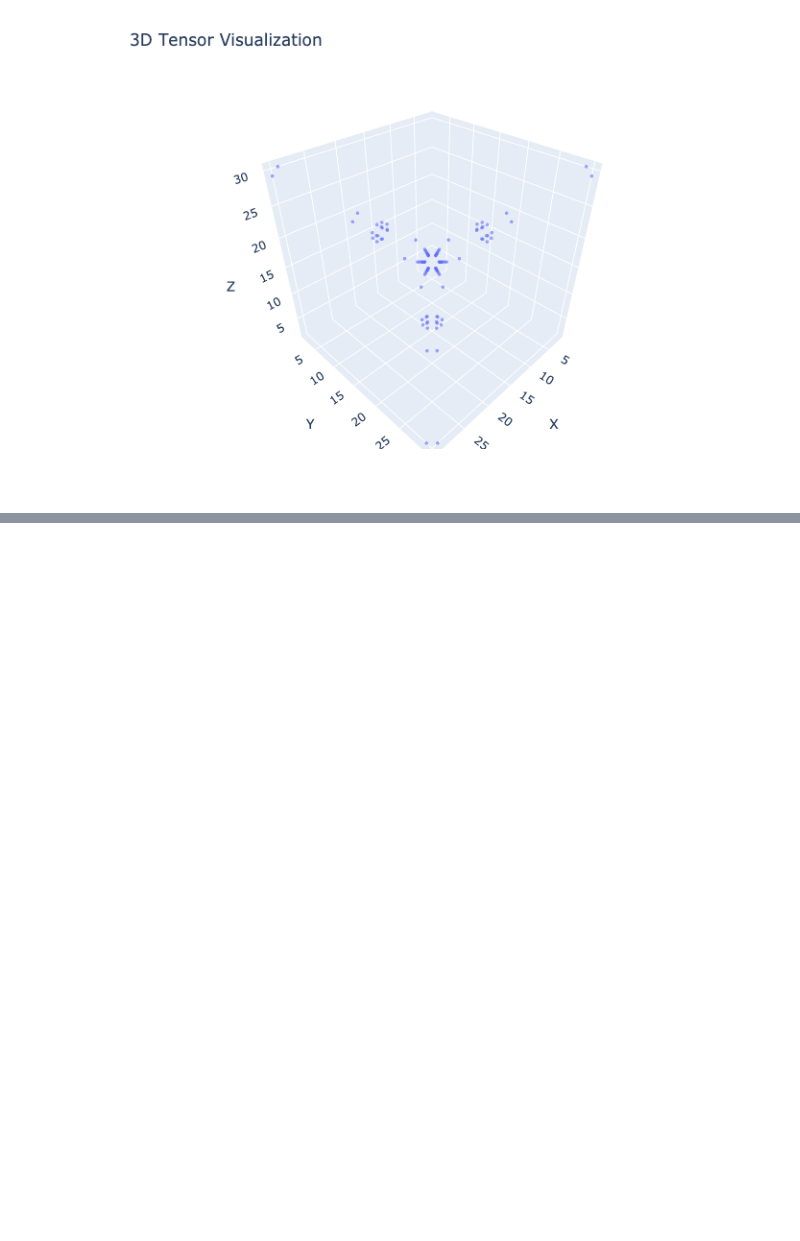
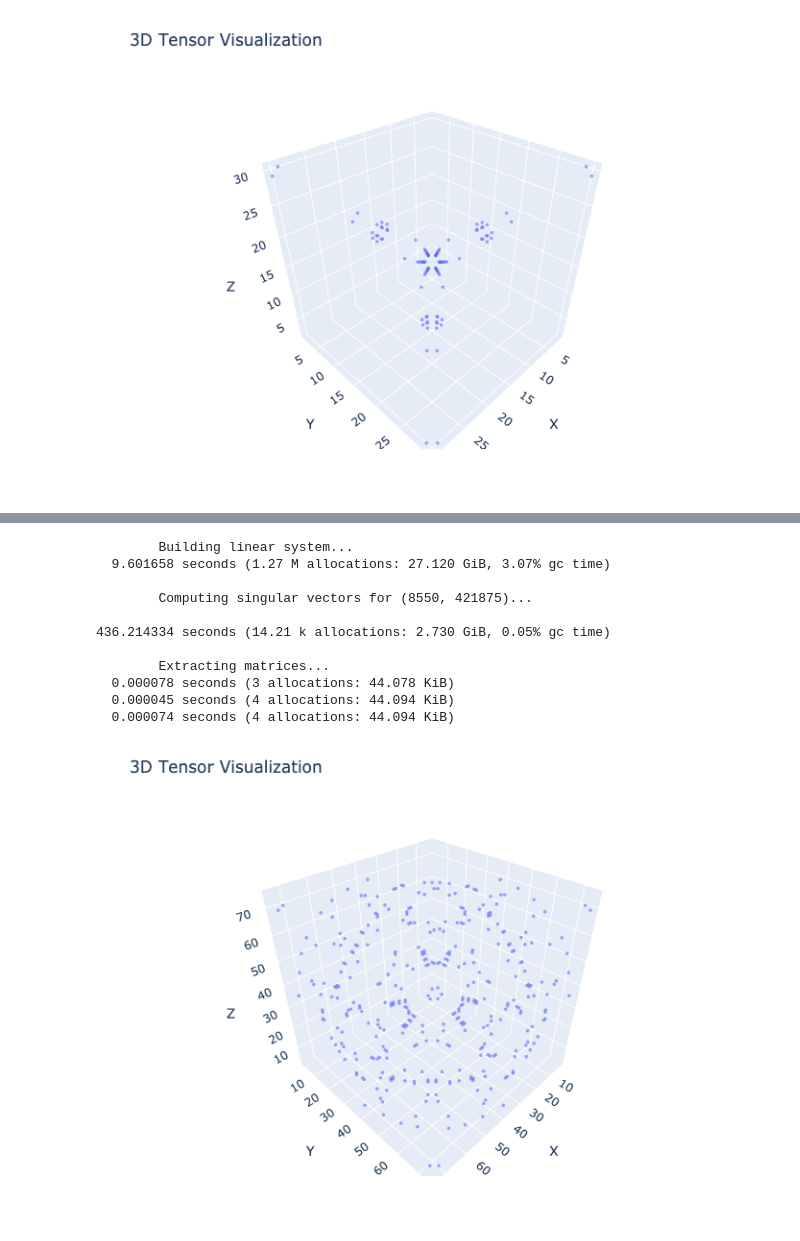
Before and after one commit to thetensor-space/OpenDleto, a Jupyter notebook: examples/Hypergraph.ipynb, the cells around one changed output, grey strips where cells are left out. Cells and saved outputs as stored; diff of their text form; code cells hidden in the pictures; blank space fills up the shorter version.

```diff
--- a/examples/Hypergraph.ipynb
+++ b/examples/Hypergraph.ipynb
@@ -89,0 +154,16 @@ hypgraph_small = [ 1 0 1 1;
+# %%
+strat = toSurfaceTensor(asTen)
+plotTensor(strat.tensor, 0.05)
+# %% [output]
+        Building linear system...
+  9.601658 seconds (1.27 M allocations: 27.120 GiB, 3.07% gc time)
+
+        Computing singular vectors for (8550, 421875)...
+
+436.214334 seconds (14.21 k allocations: 2.730 GiB, 0.05% gc time)
+
+        Extracting matrices...
+  0.000078 seconds (3 allocations: 44.078 KiB)
+  0.000045 seconds (4 allocations: 44.094 KiB)
+  0.000074 seconds (4 allocations: 44.094 KiB)
+[figure, added]
```
Also changed, not shown: parts of 11 cells of this notebook, 1 other file.
